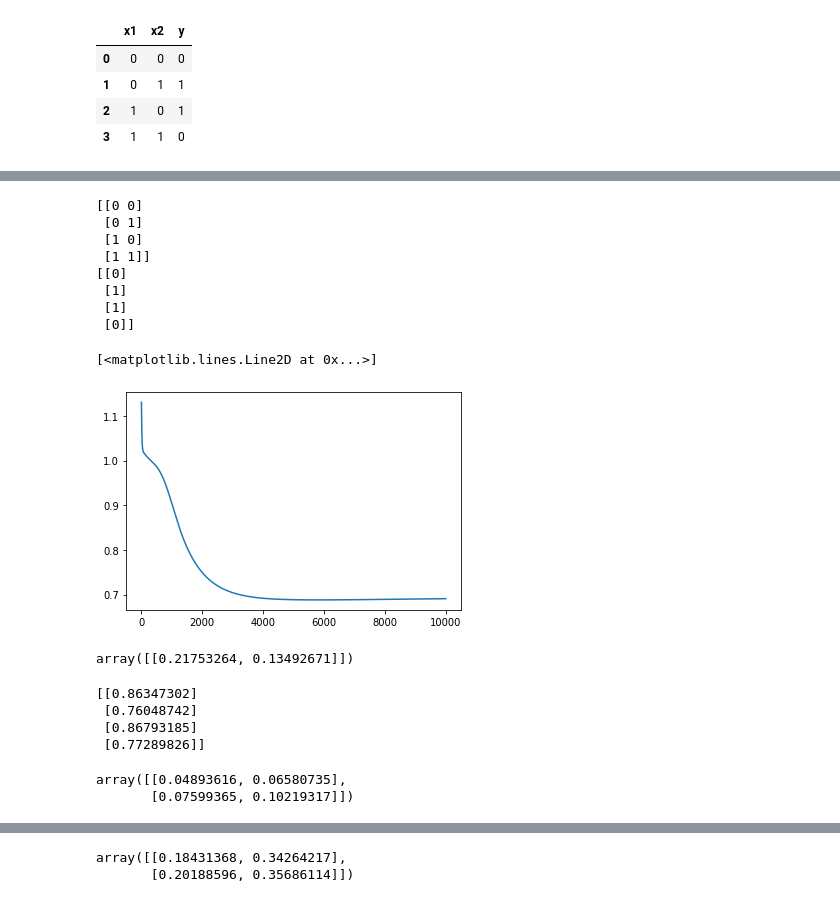
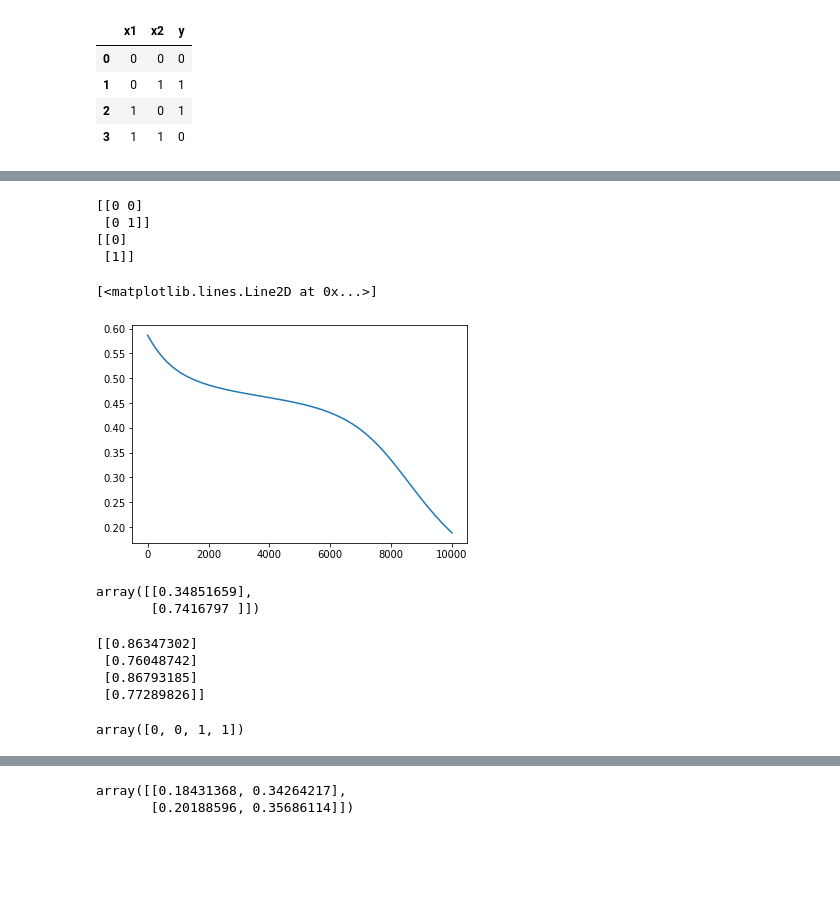
Before and after one commit to gluckt/complex_systems_lab1, a Jupyter notebook: Lab1.ipynb, the cells around one changed output, grey strips where cells are left out. Drawn from its saved outputs; the diff is of its cells as text; code cells hidden in the pictures; blank space fills up the shorter version.

```diff
--- a/Lab1.ipynb
+++ b/Lab1.ipynb
@@ -263,20 +263,17 @@ XOR_table
 ![](https://drive.google.com/uc?export=view&id=1lf82hKZxfBqhV2m5cLIRO_9pO1S3T4ty)
 # %%
 XOR_table = XOR_table.values
-X = XOR_table[:, :2]
-targets = XOR_table[:, -1].reshape(-1,1)
+X_values = XOR_table[:, :2]
+X = X_values[0:2]
+targets = XOR_table[0:2,-1].reshape(-1,1)
 
 print(X)       # Input data
 print(targets) # Output targets
 # %% [output]
 [[0 0]
- [0 1]
- [1 0]
- [1 1]]
+ [0 1]]
 [[0]
- [1]
- [1]
- [0]]
+ [1]]
 # %%
 # First set a seed for consistent results
 np.random.seed(5)
@@ -286,7 +283,7 @@ np.random.seed(5)
 input_dim, hidden_dim, output_dim = 2,2,1
 
 # Define learning rate
-learning_rate=0.1
+learning_rate=0.01
 
 # Define a hidden layer
 # We'll use a random distribution
@@ -313,41 +310,42 @@ loss_vals = []
 
 for i in range(10000):
 
   # Forward pass: compute predicted y
   z = sigmoid(np.dot(X,W1))
   y = sigmoid(np.dot(z,W2))
 
   # Compute and print L2-norm loss
   #print(loss(y,targets))
   #print(y)
 
   # Backprop to compute gradients of w1 and w2 with respect to L2-norm loss
   error = 2*(y-targets)
   grad_w2 = np.dot((error*sigmoid(y, deriv=True)).T, z).T
 
   g1 = np.dot(error*sigmoid(y,deriv=True), W2.T)
   g2 = sigmoid(z, deriv=True)*X
   grad_w1 = np.dot(g1.T, g2)
 
   # Update weights
   W1 -= learning_rate*grad_w1
   W2 -= learning_rate*grad_w2
 
   # Save loss to an array
   loss_vals.append(np.sum(loss(y,targets)))
 
 %matplotlib inline
 plt.plot(loss_vals)
 # %% [output]
 [<matplotlib.lines.Line2D at 0x...>]
-[figure, old version]
+[figure, new version]
 # %%
  g1 = np.dot(error*sigmoid(y,deriv=True), W2.T)
 g2 = sigmoid(z, deriv=True)*X
-# %%
-np.dot((error*sigmoid(y, deriv=True)).T, z)
-# %% [output]
-array([[0.21753264, 0.13492671]])
+# %%
+y
+# %% [output]
+array([[0.34851659],
+       [0.7416797 ]])
 # %%
 def loss(y,t):
   return np.sum(np.power(y-t,2))
@@ -401,5 +395,4 @@ grad_w1 = np.dot(g1.T,g2)
-# %%
-grad_w1
-# %% [output]
-array([[0.04893616, 0.06580735],
-       [0.07599365, 0.10219317]])
+# %%
+X[:,0]
+# %% [output]
+array([0, 0, 1, 1])
```
Also changed, not shown: parts of 6 cells of this notebook.
